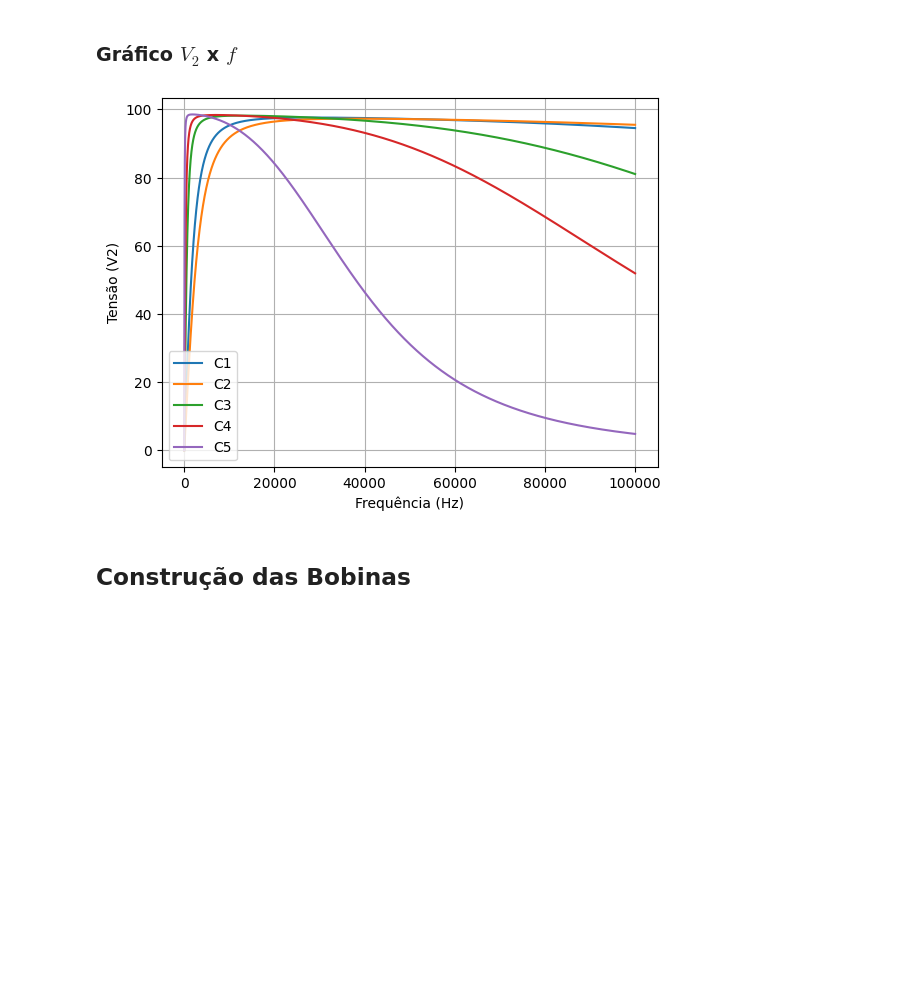
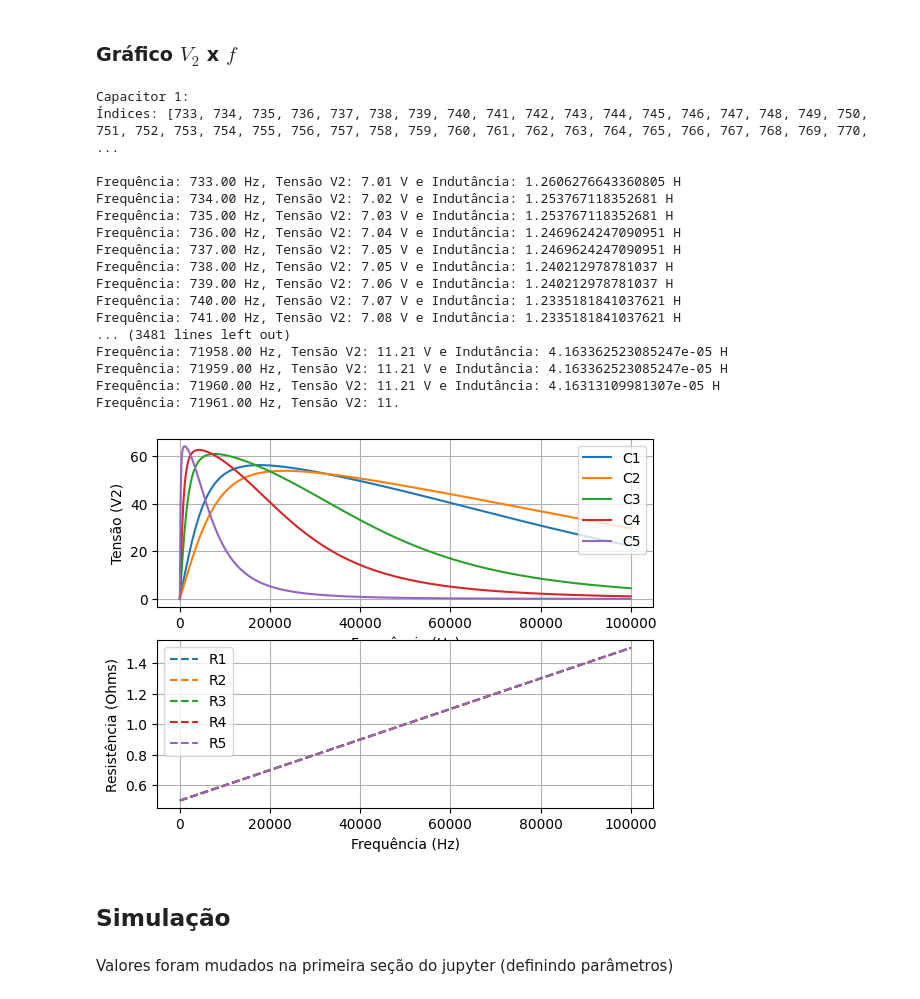
Before and after one commit to lnasser11/ProjetoEletroMag, a Jupyter notebook: ProjetoEletromag.ipynb, the cells around one changed output. Saved outputs shown, nothing was run; the diff lists cells and outputs as text; code cells hidden in the pictures; blank space fills up the shorter version.

```diff
--- a/ProjetoEletromag.ipynb
+++ b/ProjetoEletromag.ipynb
@@ -69,45 +69,102 @@ def CalculaLeonardo(Uf, Rc):
 ### Gráfico $V_2$ x $f$
 # %%
 Uf = 10
-Rc = 400
+Rc = 102
 k = 0.1
 # %%
 capacitores = [150*10**-9, 0.1*10**-6, 0.47*10**-6, 1*10**-6, 4.7*10**-6]
-frequencias = np.arange(0.1,100*10**3,10)
+frequencias = np.arange(1*10**-10,100*10**3,1)
+
 V2_list = []
+L_list = []
+R_list = []
 
-Rdc = 0.05
+Rdc = 0.5
 
 n = 0
 for C in capacitores:
     V2_list = []
+    L_list = []
+    R_list = []
     n = n + 1
     for f in frequencias:
 
         C1 = C2 = C
 
         R = R1 = R2 = Rdc + (2*Rdc/(100*10**3)) * f
         w = 2 * pi * f
         L = L1 = L2 = 1/((f**2)*4*(pi**2)*C)
+
+        L_list.append(L)
 
         XC = XC1 = XC2 = 1/(1j * w * C)
         XL = XL1 = XL2 = 1j * w * L
 
         M = k * sqrt(L**2)
         XM = 1j * w * M
 
         i1, i2 = CalculaLeonardo(Uf, Rc)
 
         V2 = ((Rc*XC)/(Rc+XC))*i2
+        R_list.append(R)
         V2_list.append(abs(V2))
-    plt.plot(frequencias, V2_list, label = "C" + str(n))
-plt.xlabel("Frequência (Hz)")
-plt.ylabel("Tensão (V2)")
-plt.legend()
-plt.grid()
+        L_list.append(L)
+
+
+    indices = [i for i, v in enumerate(V2_list) if 7 <= v <= 12]
+    L_values = [L_list[i] for i in indices]
+
+    print(f"Capacitor {n}:")
+    print("Índices:", indices, "\n")
+    for i in indices:
+        print(f"Frequência: {frequencias[i]:.2f} Hz, Tensão V2: {V2_list[i]:.2f} V e Indutância: {L_list[i]} H")
+    print()
+
+
+    plt.subplot(2, 1, 1)  # This means 2 rows, 1 column, and this is the 1st subplot
+    plt.plot(frequencias, V2_list, label="C" + str(n))
+    plt.xlabel("Frequência (Hz)")
+    plt.ylabel("Tensão (V2)")
+    plt.legend()
+    plt.grid()
+
+    plt.subplot(2, 1, 2)  # This means 2 rows, 1 column, and this is the 2nd subplot
+    plt.plot(frequencias, R_list, label="R" + str(n), linestyle="--")
+    plt.xlabel("Frequência (Hz)")
+    plt.ylabel("Resistência (Ohms)")
+    plt.legend()
+    plt.grid()
+
+
+    #plt.plot(frequencias, V2_list, label = "C" + str(n))
+    #plt.plot(frequencias, R_list, label = "R" + str(n), linestyle="--")
+
+#plt.xlabel("Frequência (Hz)")
+#plt.ylabel("Tensão (V2)")
+#plt.legend()
+#plt.grid()
 plt.show()
 # %% [output]
+Capacitor 1:
+Índices: [733, 734, 735, 736, 737, 738, 739, 740, 741, 742, 743, 744, 745, 746, 747, 748, 749, 750, 751, 752, 753, 754, 755, 756, 757, 758, 759, 760, 761, 762, 763, 764, 765, 766, 767, 768, 769, 770,  ...
+
+Frequência: 733.00 Hz, Tensão V2: 7.01 V e Indutância: 1.2606276643360805 H
+Frequência: 734.00 Hz, Tensão V2: 7.02 V e Indutância: 1.253767118352681 H
+Frequência: 735.00 Hz, Tensão V2: 7.03 V e Indutância: 1.253767118352681 H
+Frequência: 736.00 Hz, Tensão V2: 7.04 V e Indutância: 1.2469624247090951 H
+Frequência: 737.00 Hz, Tensão V2: 7.05 V e Indutância: 1.2469624247090951 H
+Frequência: 738.00 Hz, Tensão V2: 7.05 V e Indutância: 1.240212978781037 H
+Frequência: 739.00 Hz, Tensão V2: 7.06 V e Indutância: 1.240212978781037 H
+Frequência: 740.00 Hz, Tensão V2: 7.07 V e Indutância: 1.2335181841037621 H
+Frequência: 741.00 Hz, Tensão V2: 7.08 V e Indutância: 1.2335181841037621 H
+... (3481 lines left out)
+Frequência: 71958.00 Hz, Tensão V2: 11.21 V e Indutância: 4.163362523085247e-05 H
+Frequência: 71959.00 Hz, Tensão V2: 11.21 V e Indutância: 4.163362523085247e-05 H
+Frequência: 71960.00 Hz, Tensão V2: 11.21 V e Indutância: 4.16313109981307e-05 H
+Frequência: 71961.00 Hz, Tensão V2: 11.
-[figure, old version]
+[figure, new version]
-# %% [markdown]
-## Construção das Bobinas
+# %% [markdown]
+## Simulação
+# %% [markdown]
+Valores foram mudados na primeira seção do jupyter (definindo parâmetros)
 # %% [markdown]
```
Also changed, not shown: parts of 5 cells of this notebook.
